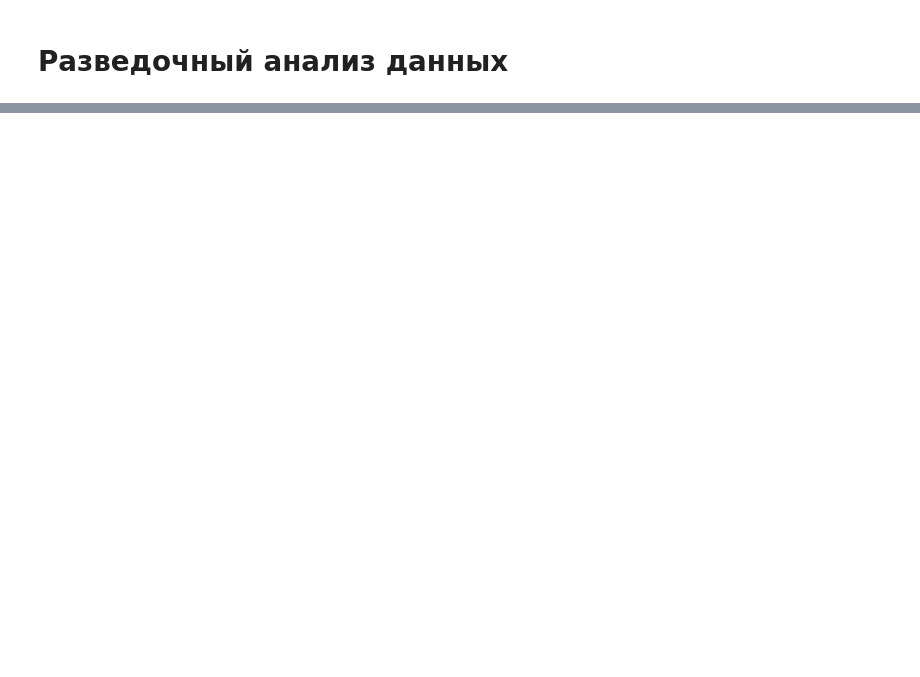
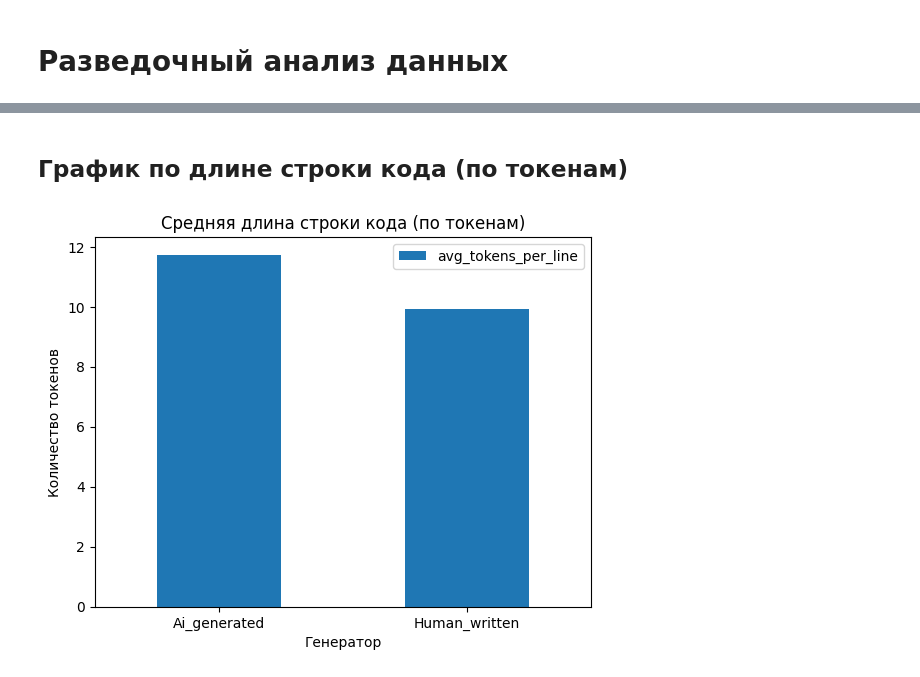
Before and after one commit to M1ssshka/ai-code-detection, a Jupyter notebook: main.ipynb, the cells around one changed output, grey strips where cells are left out. Cells and saved outputs as stored; diff of their text form; code cells hidden in the pictures; blank space fills up the shorter version.

```diff
--- a/main.ipynb
+++ b/main.ipynb
@@ -155,3 +211,34 @@ Name: count, dtype: int64
+# %% [markdown]
+## График по длине строки кода (по токенам)
+# %%
+
+def avg_chars_per_line(code):
+    """Возвращает среднее число символов на строку (включая пробелы)."""
+    if pd.isna(code) or not code.strip():
+        return 0.0
+
+    lines = code.split('\n')
+    non_empty_lines = [line for line in lines if line.strip()]
+
+    if not non_empty_lines:
+        return 0.0
+
+    total_chars = sum(len(line) for line in non_empty_lines)
+    return total_chars / len(non_empty_lines)
+
+ds['avg_tokens_per_line'] = ds['code'].apply(avg_tokens_per_line)
+
+pt = ds.pivot_table(index='label', values='avg_tokens_per_line', aggfunc='mean')
+
+pt.plot(kind='bar')
+plt.ylabel('Количество токенов')
+plt.xlabel('Генератор')
+plt.title('Средняя длина строки кода (по токенам)')
+plt.xticks(rotation=0)
+
+plt.show()
+# %% [output]
+[figure, added]
 # %%
 ds
 # %% [output]
```
Also changed, not shown: parts of 15 cells of this notebook.
